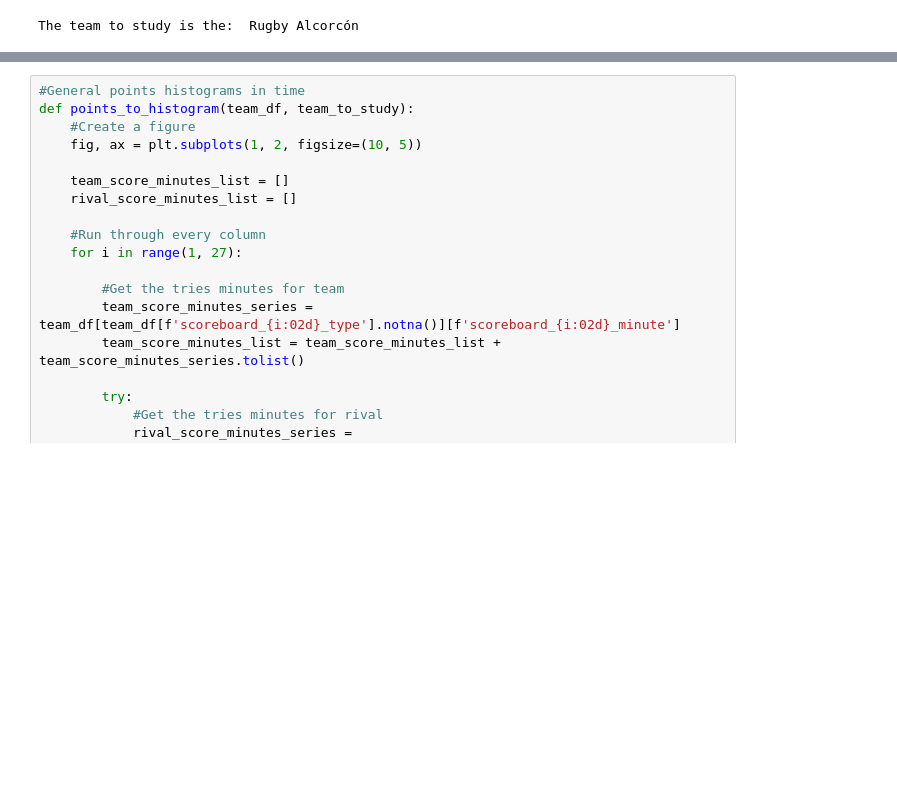
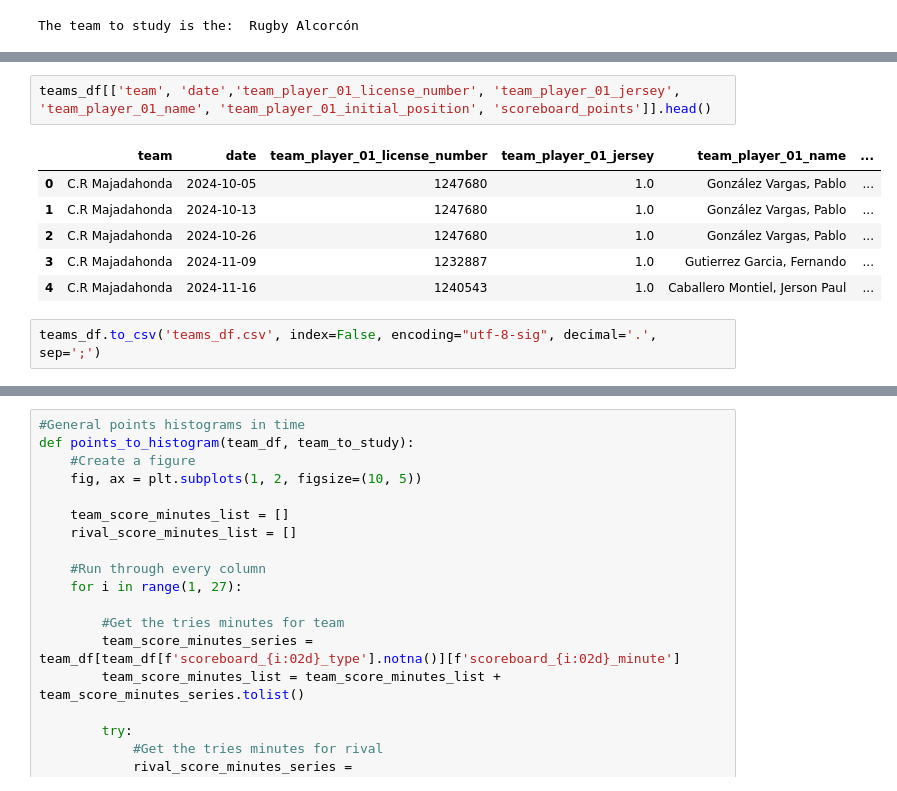
Before and after one commit to mattgv23/Rugby-Data-Analysis-Project, a Jupyter notebook: 01 - Dataset Analysis.ipynb, the cells around one changed output, grey strips where cells are left out. Cells and saved outputs as stored; diff of their text form; blank space fills up the shorter version.

```diff
--- a/01 - Dataset Analysis.ipynb
+++ b/01 - Dataset Analysis.ipynb
@@ -178,0 +210,11 @@ The team to study is the:  Rugby Alcorcón
+# %%
+teams_df[['team', 'date','team_player_01_license_number', 'team_player_01_jersey', 'team_player_01_name', 'team_player_01_initial_position', 'scoreboard_points']].head()
+# %% [output]
+|  | team | date | team_player_01_license_number | team_player_01_jersey | team_player_01_name | ... |
+| 0 | C.R Majadahonda | 2024-10-05 | 1247680 | 1.0 | González Vargas, Pablo | ... |
+| 1 | C.R Majadahonda | 2024-10-13 | 1247680 | 1.0 | González Vargas, Pablo | ... |
+| 2 | C.R Majadahonda | 2024-10-26 | 1247680 | 1.0 | González Vargas, Pablo | ... |
+| 3 | C.R Majadahonda | 2024-11-09 | 1232887 | 1.0 | Gutierrez Garcia, Fernando | ... |
+| 4 | C.R Majadahonda | 2024-11-16 | 1240543 | 1.0 | Caballero Montiel, Jerson Paul | ... |
+# %%
+teams_df.to_csv('teams_df.csv', index=False, encoding="utf-8-sig", decimal='.', sep=';')
```
Also changed, not shown: parts of 5 cells of this notebook, 3 other files.
